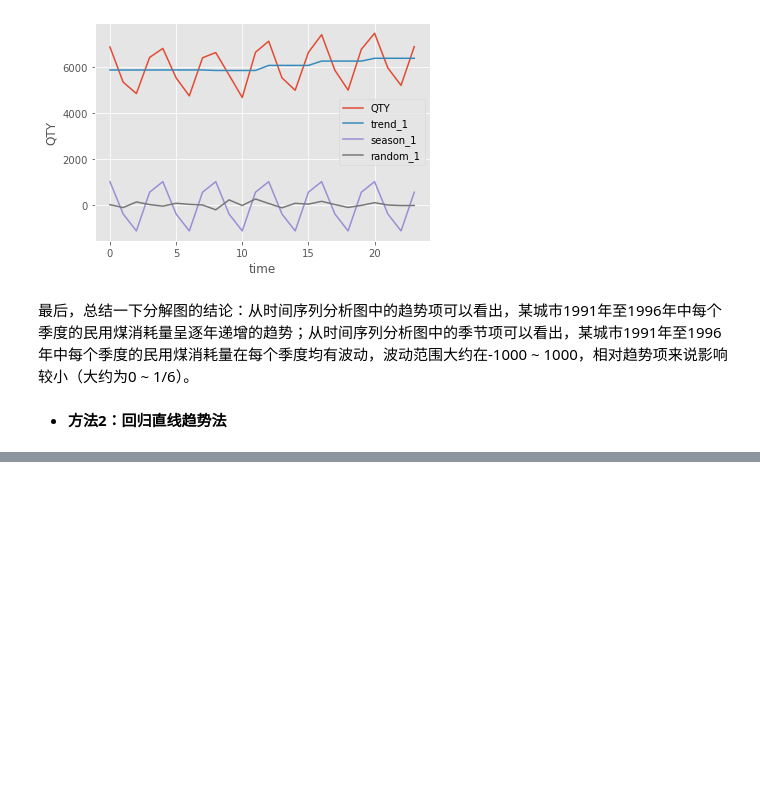
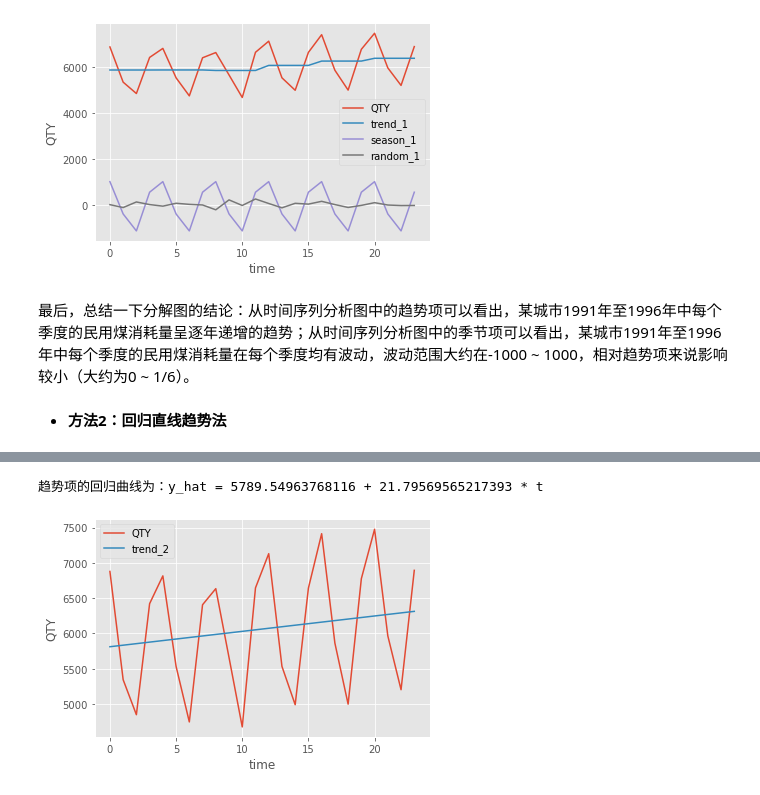
Before and after one commit to Leolee11111/TimeSeries, a Jupyter notebook: 第一节：时间序列分析概述.ipynb, the cells around one changed output, grey strips where cells are left out. Drawn from its saved outputs; the diff is of its cells as text; code cells hidden in the pictures; blank space fills up the shorter version.

```diff
--- a/第一节：时间序列分析概述.ipynb
+++ b/第一节：时间序列分析概述.ipynb
@@ -171,0 +182,33 @@ plt.show()
+# %%
+# 回归直线趋势法：分解趋势信息
+time_index_list = ['1991Q1','1991Q2','1991Q3','1991Q4',
+                   '1992Q1','1992Q2','1992Q3','1992Q4',
+                   '1993Q1','1993Q2','1993Q3','1993Q4',
+                   '1994Q1','1994Q2','1994Q3','1994Q4',
+                   '1995Q1','1995Q2','1995Q3','1995Q4',
+                   '1996Q1','1996Q2','1996Q3','1996Q4']
+QTY_list = [6878.4,5343.7,4847.9,6421.9,
+            6815.4,5532.6,4745.6,6406.2,
+            6634.4,5658.5,4674.8,6645.5,
+            7130.2,5532.6,4989.6,6642.3,
+            7413.5,5863.1,4997.4,6776.1,
+            7476.5,5965.5,5202.1,6894.1]
+
+t_list = np.arange(len(time_index_list))+1
+data = pd.DataFrame({'Year':time_index_list,
+                     'QTY':QTY_list,
+                     't':t_list})
+
+from sklearn.linear_model import LinearRegression
+lr = LinearRegression().fit(data[['t']],data['QTY'])
+b0,b1 = lr.intercept_,lr.coef_[0]   # 返回模型的常数项与参数估计值
+print("趋势项的回归曲线为：y_hat = "+str(b0)+ " + " + str(b1) + " * t" )
+t_2 = lr.predict(data[['t']])   #返回趋势项的预测值
+data['trend_2'] = t_2
+data[['QTY','trend_2']].plot()
+plt.xlabel("time")
+plt.ylabel("QTY")
+plt.show()
+# %% [output]
+趋势项的回归曲线为：y_hat = 5789.54963768116 + 21.79569565217393 * t
+[figure, added]
```
Also changed, not shown: parts of 6 cells of this notebook.
